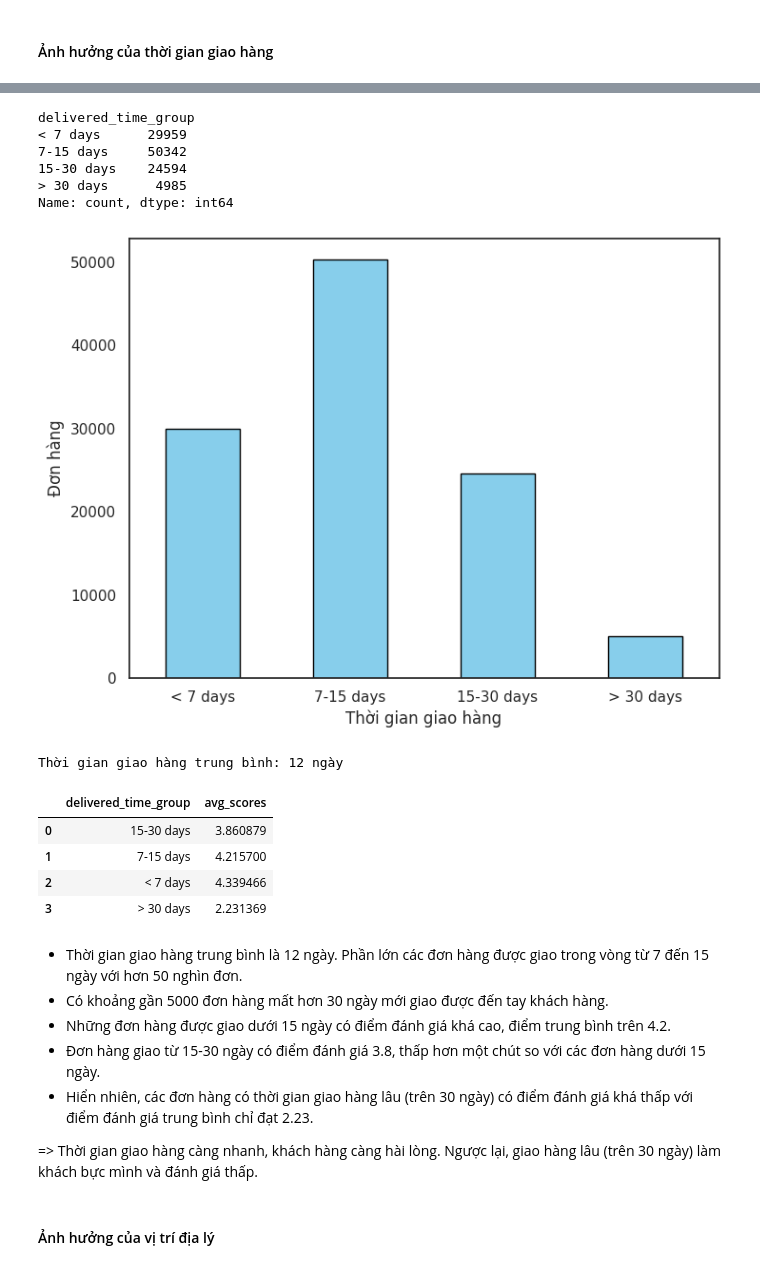
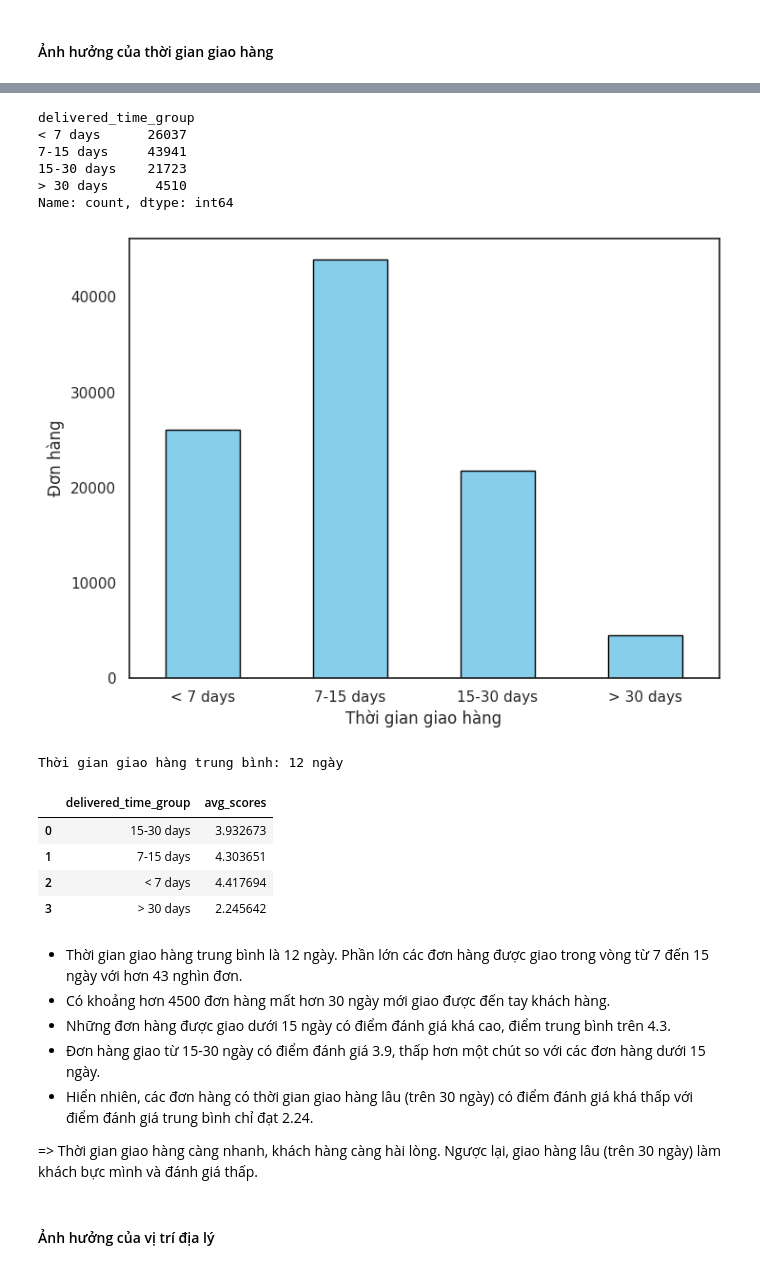
Before and after one commit to vduong042/Brazilian-E-Commerce-Analysis, a Jupyter notebook: E-Commerce-Analysis.ipynb, the cells around one changed output, grey strips where cells are left out. Saved outputs shown, nothing was run; the diff lists cells and outputs as text; code cells hidden in the pictures.

```diff
--- a/descriptive_analysis.ipynb
+++ b/E-Commerce-Analysis.ipynb
@@ -750,20 +784,20 @@ plt.show()
 # %% [markdown]
 #### Giá trị đơn hàng trung bình
 # %%
-delivered_orders = orders_filtered.merge(order_items, how='left', on='order_id')
+delivered_orders = orders_filtered.merge(orders_items, how='left', on='order_id')
 delivered_orders = delivered_orders[delivered_orders['order_purchase_month'] >= pd.Period('2017-01', freq='M')]
 
 delivered_orders['revenue'] = (delivered_orders['price'] + delivered_orders['freight_value']) * delivered_orders['order_item_id'] # Tổng giá trị của một đơn hàng
-revenue_by_order_id = delivered_orders.groupby(['order_id'])[['price', 'freight_value' ,'revenue']].sum().reset_index() # Tổng giá trị của từng đơn hàng
-total_revenue = revenue_by_order_id['revenue'].sum() # Tổng giá trị tất cả các đơn hàng đã giao
-order_count = revenue_by_order_id.shape[0] # Số lượng đơn đặt hàng
-avg_order_value = total_revenue / order_count # Doanh thu trung bình trên mỗi đơn hàng
+revenue_by_orders_id = delivered_orders.groupby(['order_id'])[['price', 'freight_value' ,'revenue']].sum().reset_index() # Tổng giá trị của từng đơn hàng
+total_revenue = revenue_by_orders_id['revenue'].sum() # Tổng giá trị tất cả các đơn hàng đã giao
+orders_count = revenue_by_orders_id.shape[0] # Số lượng đơn đặt hàng
+avg_orders_value = total_revenue / orders_count # Doanh thu trung bình trên mỗi đơn hàng
 
 print(f'Tổng doanh thu: R$ {total_revenue:,.2f}')
-print(f'Số lượng đơn hàng đã giao: R${order_count:,}')
-print(f'Doanh thu trung bình mỗi đơn hàng: R${avg_order_value:,.2f}')
-print(f'Đơn hàng có giá trị nhỏ nhất: R${min(revenue_by_order_id['revenue']):,}')
-print(f'Đơn hàng có giá trị cao nhất: R${max(revenue_by_order_id['revenue']):,}')
+print(f'Số lượng đơn hàng đã giao: R${orders_count:,}')
+print(f'Doanh thu trung bình mỗi đơn hàng: R${avg_orders_value:,.2f}')
+print(f'Đơn hàng có giá trị nhỏ nhất: R${min(revenue_by_orders_id['revenue']):,}')
+print(f'Đơn hàng có giá trị cao nhất: R${max(revenue_by_orders_id['revenue']):,}')
 # %% [output]
 Tổng doanh thu: R$ 17,526,238.28
 Số lượng đơn hàng đã giao: R$96,211
@@ -1260,11 +1294,11 @@ Số lượng sản phẩm trung bình trong 1 đơn hàng là: 1.04
 Số lượng sản phẩm tối đa có trong một đơn hàng là: 8 sản phẩm
 # %%
 # Lọc ra các đơn hàng có nhiều hơn 2 sản phẩm
-order_with_multiple_products = product_stats_by_orders[product_stats_by_orders['product_count'] >= 2] # Lọc ra các đơn hàng trên 2 sản phẩm
-order_product = order_with_multiple_products.merge(delivered_orders_with_category, how='left', on='order_id') # Chi tiết các đơn hàng có >= 2 sản phẩm
+orders_with_multiple_products = product_stats_by_orders[product_stats_by_orders['product_count'] >= 2] # Lọc ra các đơn hàng trên 2 sản phẩm
+orders_product = orders_with_multiple_products.merge(delivered_orders_with_category, how='left', on='order_id') # Chi tiết các đơn hàng có >= 2 sản phẩm
 
 # Liệt kê các mặt hàng sản phẩm có trong mỗi đơn hàng
-order_product_summary = order_product.groupby('order_id').agg(
+orders_product_summary = orders_product.groupby('order_id').agg(
     product_id=('product_id', lambda x: ', '.join(set(x))),
     category_type=('product_category_name_english', lambda x: ', '.join(set(x))),
     combo=('product_id', lambda x: len(set(x))) # số lượng sản phẩm của 1 đơn hàng
@@ -1292,7 +1310,7 @@ from itertools import combinations
 # Tách các combo có trên 2 sản phẩm thành các combo 2
 product_pairs_list = []  # Danh sách lưu các cặp category sau khi xử lý
 
-for idx, row in order_product_summary.iterrows():
+for idx, row in orders_product_summary.iterrows():
     order_id = row['order_id']
     product_list = row['product_id']
     product = [cat.strip() for cat in row['product_id'].split(',')]
@@ -1380,7 +1398,8 @@ display(category_combo_summary)
 # %%
 # Thời gian giao hàng có liên quan đến đánh giá (review score) không?
 delivered_orders['delivered_time'] = delivered_orders['order_delivered_customer_date'] - delivered_orders['order_purchase_timestamp']
-delivered_order_time = delivered_orders[['order_id', 'delivered_time']].copy()
+delivered_orders_time = delivered_orders[['order_id', 'customer_id', 'delivered_time']].copy()
+delivered_orders_time = delivered_orders_time.drop_duplicates(subset=['order_id', 'customer_id', 'delivered_time'], keep='first')
 
 def categorize_delivered_time(row):
     if row < pd.Timedelta(days=7):
@@ -1392,6 +1411,6 @@ def categorize_delivered_time(row):
     else: return '> 30 days'
 
 
-delivered_order_time['delivered_time_group'] = delivered_order_time['delivered_time'].apply(categorize_delivered_time)
-display(delivered_order_time)
+delivered_orders_time['delivered_time_group'] = delivered_orders_time['delivered_time'].apply(categorize_delivered_time)
+display(delivered_orders_time)
 # %% [output]
@@ -1411,24 +1430,24 @@ display(delivered_order_time)
 # %%
 # Tính tần suất của các nhóm trong cột 'delivered_time_group'
-time_group_counts = delivered_order_time['delivered_time_group'].value_counts()
+time_group_counts = delivered_orders_time['delivered_time_group'].value_counts()
 ordered_categories = ['< 7 days', '7-15 days', '15-30 days', '> 30 days']
 time_group_counts = time_group_counts[ordered_categories]
 
 display(time_group_counts)
 
 # Vẽ biểu đồ tần suất
 plt.figure(figsize=(8, 6))
 time_group_counts.plot(kind='bar', color='skyblue', edgecolor='black')
 plt.xlabel('Thời gian giao hàng')
 plt.ylabel('Đơn hàng')
 plt.xticks(rotation=0)
 plt.show()
 # %% [output]
 delivered_time_group
-< 7 days      29959
-7-15 days     50342
-15-30 days    24594
-> 30 days      4985
+< 7 days      26037
+7-15 days     43941
+15-30 days    21723
+> 30 days      4510
 Name: count, dtype: int64
-[figure, old version]
+[figure, new version]
 # %%
@@ -1438,22 +1457,22 @@ print(f'Thời gian giao hàng trung bình: {avg_delivered_time.days} ngày')
 Thời gian giao hàng trung bình: 12 ngày
 # %%
 # Tính điểm review trung bình của mỗi nhóm thời gian giao hàng
-delivered_order_time_with_review = delivered_order_time.merge(order_reviews[['order_id', 'review_score']], how='left', on='order_id')
-delivered_order_time_with_review.groupby('delivered_time_group').agg(
+delivered_orders_time_with_review = delivered_orders_time.merge(orders_reviews[['order_id', 'review_score']], how='left', on='order_id')
+delivered_orders_time_with_review.groupby('delivered_time_group').agg(
     avg_scores = ('review_score', 'mean')
 ).reset_index()
 # %% [output]
 |  | delivered_time_group | avg_scores |
-| 0 | 15-30 days | 3.860879 |
-| 1 | 7-15 days | 4.215700 |
-| 2 | < 7 days | 4.339466 |
-| 3 | > 30 days | 2.231369 |
+| 0 | 15-30 days | 3.932673 |
+| 1 | 7-15 days | 4.303651 |
+| 2 | < 7 days | 4.417694 |
+| 3 | > 30 days | 2.245642 |
 # %% [markdown]
-- Thời gian giao hàng trung bình là 12 ngày. Phần lớn các đơn hàng được giao trong vòng từ 7 đến 15 ngày với hơn 50 nghìn đơn.
-- Có khoảng gần 5000 đơn hàng mất hơn 30 ngày mới giao được đến tay khách hàng.
-- Những đơn hàng được giao dưới 15 ngày có điểm đánh giá khá cao, điểm trung bình trên 4.2.
-- Đơn hàng giao từ 15-30 ngày có điểm đánh giá 3.8, thấp hơn một chút so với các đơn hàng dưới 15 ngày.
-- Hiển nhiên, các đơn hàng có thời gian giao hàng lâu (trên 30 ngày) có điểm đánh giá khá thấp với điểm đánh giá trung bình chỉ đạt 2.23.
+- Thời gian giao hàng trung bình là 12 ngày. Phần lớn các đơn hàng được giao trong vòng từ 7 đến 15 ngày với hơn 43 nghìn đơn.
+- Có khoảng hơn 4500 đơn hàng mất hơn 30 ngày mới giao được đến tay khách hàng.
+- Những đơn hàng được giao dưới 15 ngày có điểm đánh giá khá cao, điểm trung bình trên 4.3.
+- Đơn hàng giao từ 15-30 ngày có điểm đánh giá 3.9, thấp hơn một chút so với các đơn hàng dưới 15 ngày.
+- Hiển nhiên, các đơn hàng có thời gian giao hàng lâu (trên 30 ngày) có điểm đánh giá khá thấp với điểm đánh giá trung bình chỉ đạt 2.24.
 
 => Thời gian giao hàng càng nhanh, khách hàng càng hài lòng. Ngược lại, giao hàng lâu (trên 30 ngày) làm khách bực mình và đánh giá thấp.
 # %% [markdown]
```
Also changed, not shown: parts of 55 cells of this notebook.
